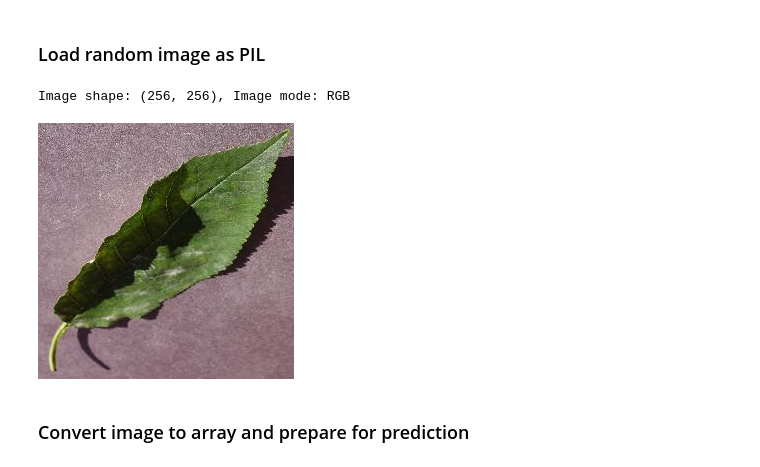
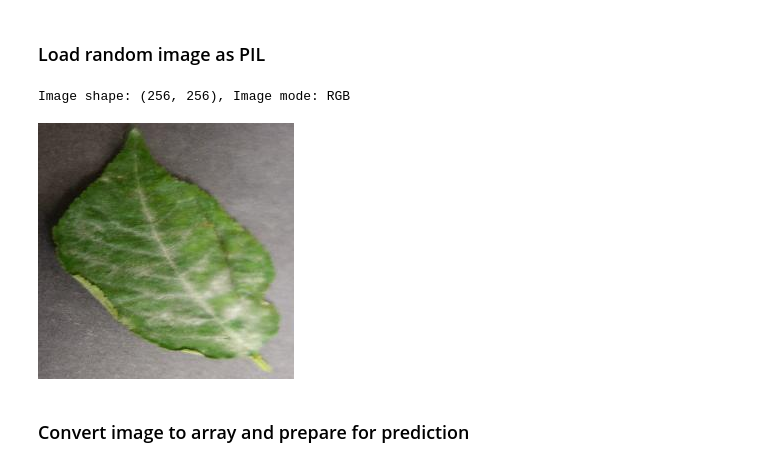
Before and after one commit to cla-cif/Cherry-Powdery-Mildew-Detector, a Jupyter notebook: jupyter_notebooks/ModellingEvaluating.ipynb, the cells around one changed output. Saved outputs shown, nothing was run; the diff lists cells and outputs as text; code cells hidden in the pictures.

```diff
--- a/jupyter_notebooks/ModellingEvaluating.ipynb
+++ b/jupyter_notebooks/ModellingEvaluating.ipynb
@@ -459,16 +456,16 @@ joblib.dump(value=evaluation,
 # %%
 from tensorflow.keras.preprocessing import image
 
-pointer = 66
+pointer = 60
 label = labels[1]  # select healthy or powdery_mildew
 
 pil_image = image.load_img(test_path + '/' + label + '/' + os.listdir(test_path+'/' + label)[pointer],
                            target_size=image_shape, color_mode='rgb')
 print(f'Image shape: {pil_image.size}, Image mode: {pil_image.mode}')
 pil_image
 # %% [output]
 Image shape: (256, 256), Image mode: RGB
-[figure, old version]
+[figure, new version]
 # %% [markdown]
 ### Convert image to array and prepare for prediction
 # %%
```
Also changed, not shown: parts of 14 cells of this notebook, 6 other files.
